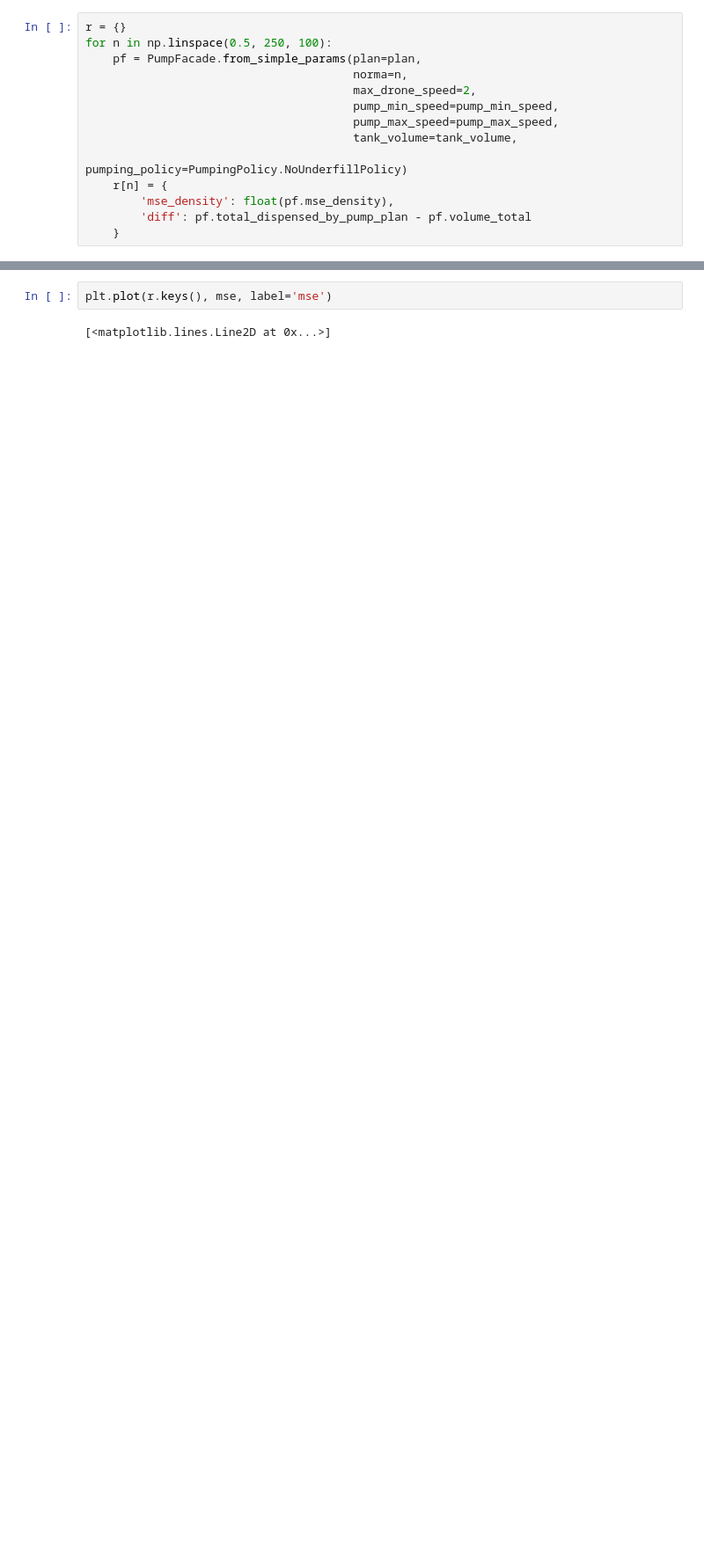
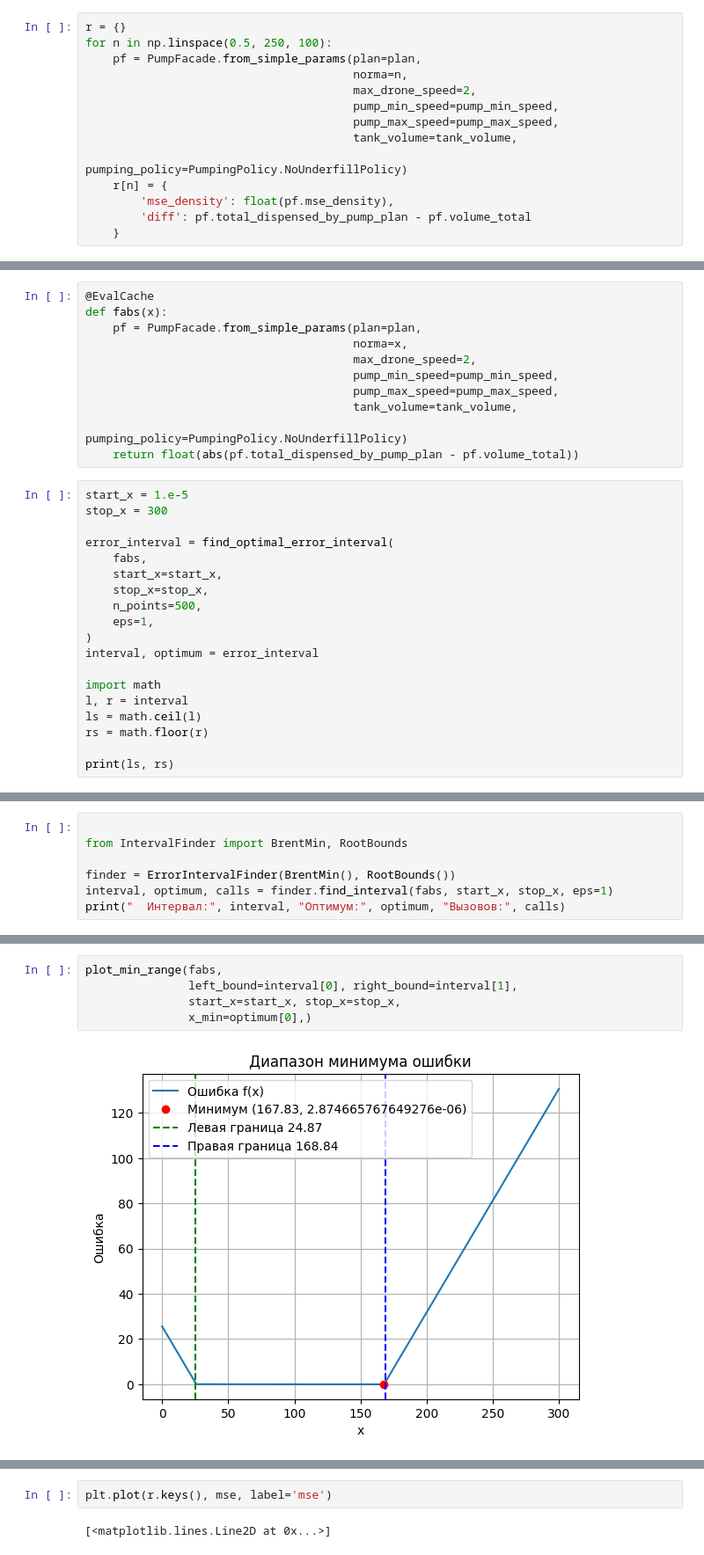
Before and after one commit to nodax-hub/Simulate, a Jupyter notebook: copmensate.ipynb, the cells around one changed output, grey strips where cells are left out. Shown at 88% size. Drawn from its saved outputs; the diff is of its cells as text; blank space fills up the shorter version.

```diff
--- a/copmensate.ipynb
+++ b/copmensate.ipynb
@@ -260,0 +373,30 @@ plt.plot(x, y)
+# %%
+@EvalCache
+def fabs(x):
+    pf = PumpFacade.from_simple_params(plan=plan,
+                                       norma=x,
+                                       max_drone_speed=2,
+                                       pump_min_speed=pump_min_speed,
+                                       pump_max_speed=pump_max_speed,
+                                       tank_volume=tank_volume,
+                                       pumping_policy=PumpingPolicy.NoUnderfillPolicy)
+    return float(abs(pf.total_dispensed_by_pump_plan - pf.volume_total))
+# %%
+start_x = 1.e-5
+stop_x = 300
+
+error_interval = find_optimal_error_interval(
+    fabs,
+    start_x=start_x,
+    stop_x=stop_x,
+    n_points=500,
+    eps=1,
+)
+interval, optimum = error_interval
+
+import math
+l, r = interval
+ls = math.ceil(l)
+rs = math.floor(r)
+
+print(ls, rs)
@@ -260,0 +413,7 @@ plt.plot(x, y)
+# %%
+
+from IntervalFinder import BrentMin, RootBounds
+
+finder = ErrorIntervalFinder(BrentMin(), RootBounds())
+interval, optimum, calls = finder.find_interval(fabs, start_x, stop_x, eps=1)
+print("  Интервал:", interval, "Оптимум:", optimum, "Вызовов:", calls)
@@ -260,0 +422,7 @@ plt.plot(x, y)
+# %%
+plot_min_range(fabs,
+               left_bound=interval[0], right_bound=interval[1],
+               start_x=start_x, stop_x=stop_x,
+               x_min=optimum[0],)
+# %% [output]
+[figure, added]
```
Also changed, not shown: parts of 51 cells of this notebook, 8 other files.
